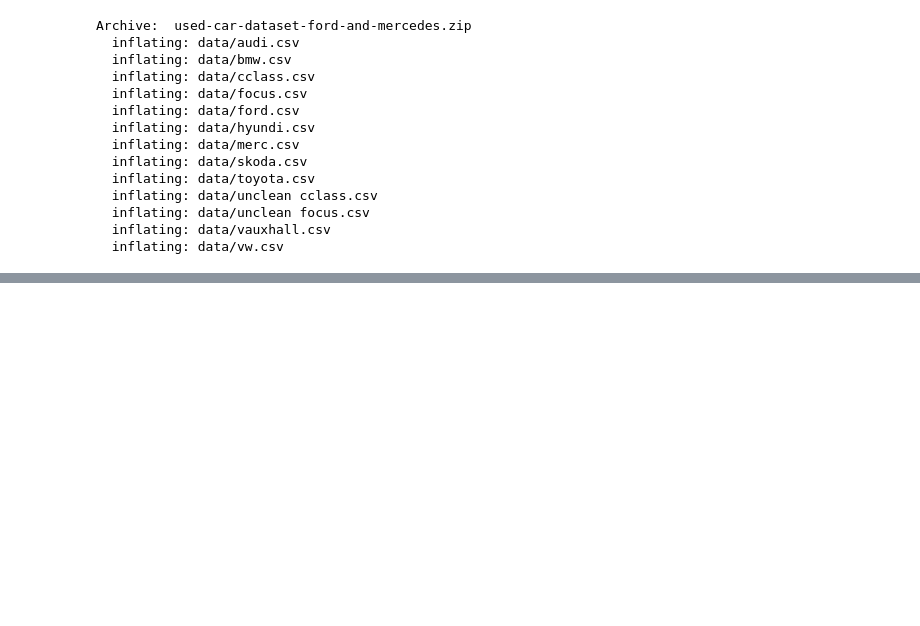
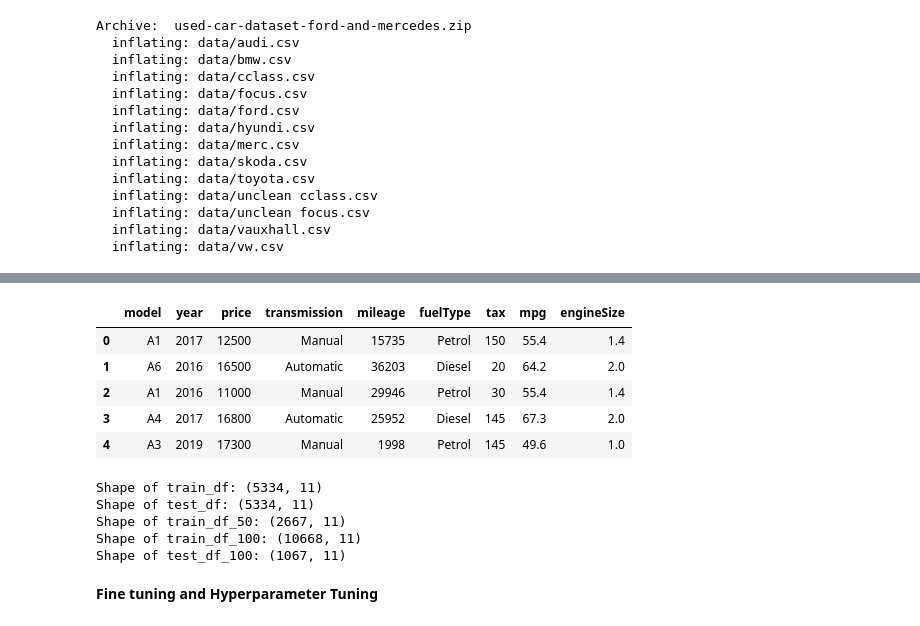
Before and after one commit to Ranjan-Kashyap/UK-Cars-FineTuneLLM, a Jupyter notebook: UK_Car_Dataset.ipynb, the cells around one changed output, grey strips where cells are left out. Saved outputs shown, nothing was run; the diff lists cells and outputs as text; code cells hidden in the pictures; blank space fills up the shorter version.

```diff
--- a/UK_Car_Dataset.ipynb
+++ b/UK_Car_Dataset.ipynb
@@ -218,0 +90,11 @@ Final Answer: There is no Tesla in the dataset.
+# %%
+df = pd.read_csv('data/audi.csv')
+# %%
+df.head()
+# %% [output]
+|  | model | year | price | transmission | mileage | fuelType | tax | mpg | engineSize |
+| 0 | A1 | 2017 | 12500 | Manual | 15735 | Petrol | 150 | 55.4 | 1.4 |
+| 1 | A6 | 2016 | 16500 | Automatic | 36203 | Diesel | 20 | 64.2 | 2.0 |
+| 2 | A1 | 2016 | 11000 | Manual | 29946 | Petrol | 30 | 55.4 | 1.4 |
+| 3 | A4 | 2017 | 16800 | Automatic | 25952 | Diesel | 145 | 67.3 | 2.0 |
+| 4 | A3 | 2019 | 17300 | Manual | 1998 | Petrol | 145 | 49.6 | 1.0 |
@@ -218,0 +108,27 @@ Final Answer: There is no Tesla in the dataset.
+# %%
+from sklearn.model_selection import train_test_split
+
+# Divide into train and test for the 50% model
+train_df, test_df = train_test_split(df, test_size=0.5, random_state=42)
+
+# For training on 50% of the data (which is actually 25% of the original dataset)
+train_df_50, _ = train_test_split(train_df, test_size=0.5, random_state=42)
+
+# For training on 100% of the data
+train_df_100 = df.copy()
+
+# Separate test set for 100% training (Optional: you can take another subset or use other strategies)
+test_df_100 = df.sample(frac=0.1, random_state=42)  # 10% of the data as a test set for example
+
+# Now check the shapes
+print("Shape of train_df:", train_df.shape)
+print("Shape of test_df:", test_df.shape)
+print("Shape of train_df_50:", train_df_50.shape)
+print("Shape of train_df_100:", train_df_100.shape)
+print("Shape of test_df_100:", test_df_100.shape)
+# %% [output]
+Shape of train_df: (5334, 11)
+Shape of test_df: (5334, 11)
+Shape of train_df_50: (2667, 11)
+Shape of train_df_100: (10668, 11)
+Shape of test_df_100: (1067, 11)
@@ -218,0 +154,2 @@ Final Answer: There is no Tesla in the dataset.
+# %% [markdown]
+**Fine tuning and Hyperparameter Tuning**
```
Also changed, not shown: parts of 35 cells of this notebook.
